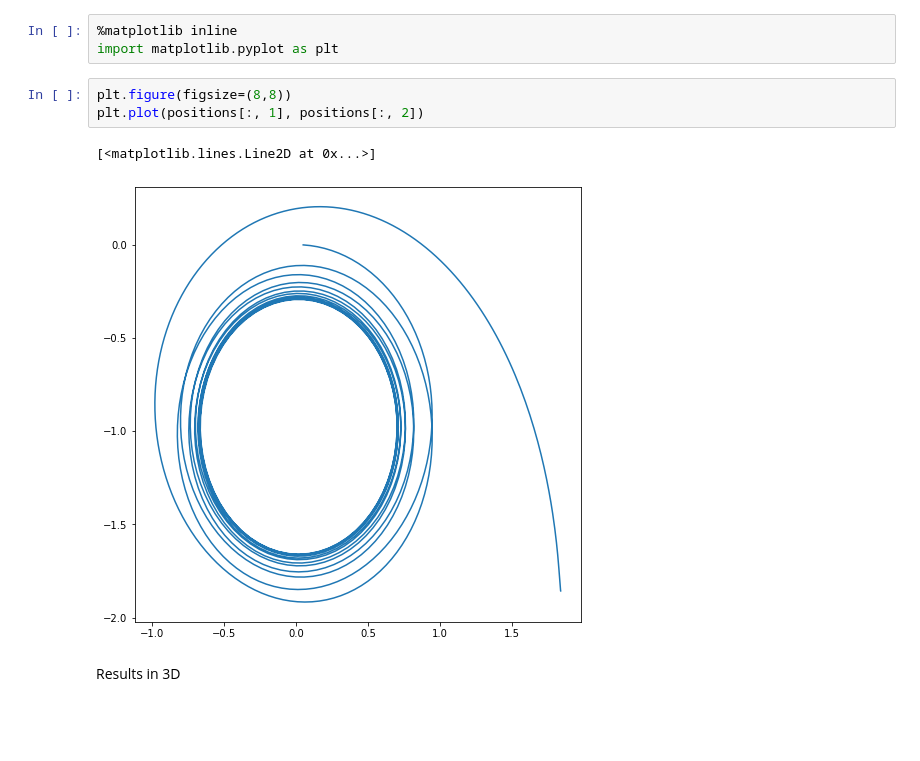
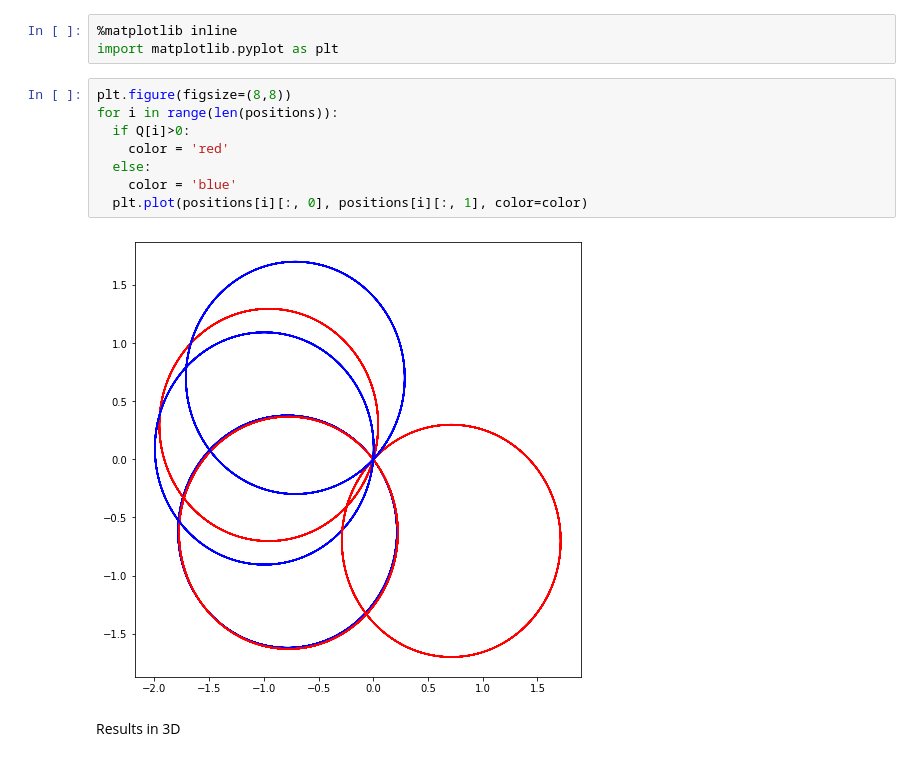
Before and after one commit to marcinwolter/GammaFactory, a Jupyter notebook: tracks_in_magnetic_field.ipynb, the cells around one changed output. Cells and saved outputs as stored; diff of their text form; blank space fills up the shorter version.

```diff
--- a/tracks_in_magnetic_field.ipynb
+++ b/tracks_in_magnetic_field.ipynb
@@ -69,12 +104,16 @@ Results in 2D
 # %%
 %matplotlib inline
 import matplotlib.pyplot as plt
-# %%
-plt.figure(figsize=(8,8))
-plt.plot(positions[:, 1], positions[:, 2])
-# %% [output]
-[<matplotlib.lines.Line2D at 0x...>]
-[figure, removed]
+# %%
+plt.figure(figsize=(8,8))
+for i in range(len(positions)):
+  if Q[i]>0:
+    color = 'red'
+  else:
+    color = 'blue'
+  plt.plot(positions[i][:, 0], positions[i][:, 1], color=color)
+# %% [output]
+[figure, added]
 # %% [markdown]
 Results in 3D
 # %%
```
Also changed, not shown: parts of 8 cells of this notebook.
